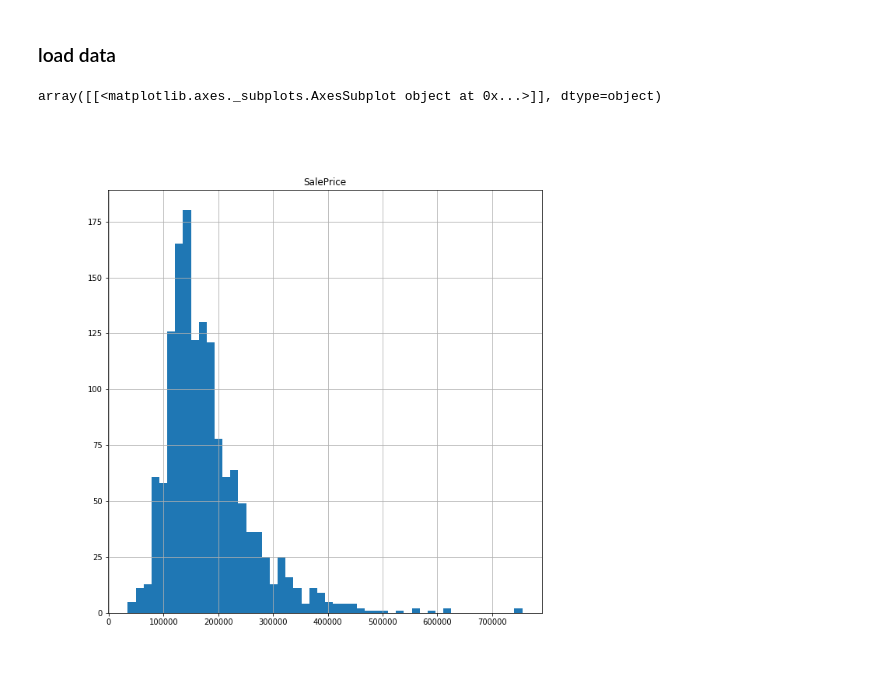
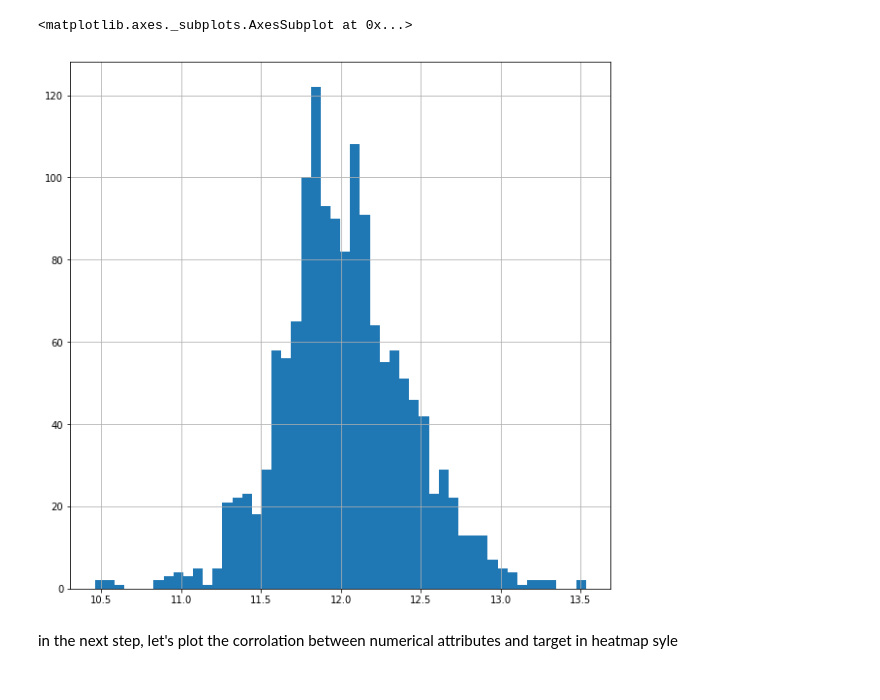
Before and after one commit to Negoool/kaggle-competition-house-price-prediction-, a Jupyter notebook: vis.ipynb, the cells around one changed output. Drawn from its saved outputs; the diff is of its cells as text; code cells hidden in the pictures.

```diff
--- a/vis.ipynb
+++ b/vis.ipynb
@@ -12,3 +57,12 @@ matplotlib.rcParams['figure.figsize'] = (10,10)
+# %%
+# histogram of a logarithm of target
+y_log = np.log1p(explore['SalePrice'])
+y_log.hist(bins = 50)
+# %% [output]
+<matplotlib.axes._subplots.AxesSubplot at 0x...>
+[figure, added]
+# %% [markdown]
+in the next step, let's plot the corrolation between numerical attributes and target in heatmap syle
 # %%
 def corrolation_heatmap(data):
     ''' plot corrolation between numerical data in a heatmap style'''
@@ -45,2 +78,0 @@ def partial_corrolation_plot(data, target = 'SalePrice', k = 10):
-# %% [markdown]
-### load data
@@ -50,7 +78,0 @@ data_test = pd.read_csv('test.csv')
-# %%
-explore = data.copy()
-# target value
-explore.hist(column = 'SalePrice',bins = 50)
-# %% [output]
-array([[<matplotlib.axes._subplots.AxesSubplot object at 0x...>]], dtype=object)
-[figure, removed]
```
Also changed, not shown: parts of 62 cells of this notebook.
